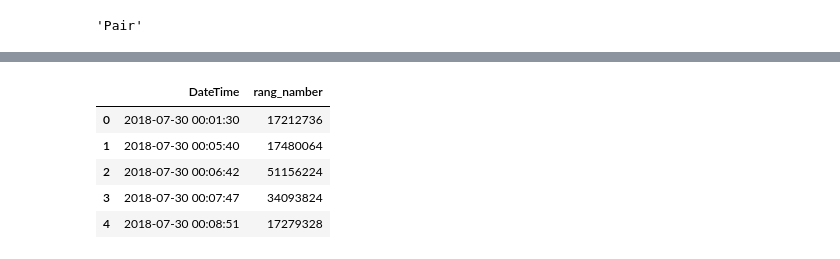
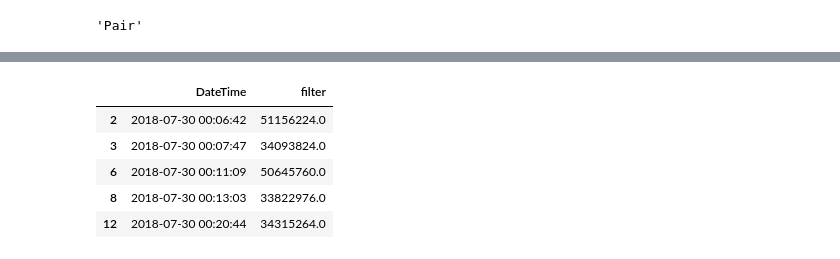
Before and after one commit to meraline/Analyz_Pokera, a Jupyter notebook: analiz_poker_v4.ipynb, the cells around one changed output, grey strips where cells are left out. Saved outputs shown, nothing was run; the diff lists cells and outputs as text; code cells hidden in the pictures.

```diff
--- a/analiz_poker_v4.ipynb
+++ b/analiz_poker_v4.ipynb
@@ -181,4 +181,9 @@ handtype_(17209424)
 df['rang_namber'] = df['hand_rang'].str.split().apply(evaluate_)
 df['handtypes'] = df['rang_namber'].apply(handtype_)
 df[['rang_namber', 'handtypes']]
+# df['filter'] = df.loc[df.handtypes.str.contains('Two Pair', 'Trips', 'Straight', 'Full House', 'Quads', 'Straight Flush'), 'rang_namber']
+# отфильтруем комбинации "старшая карта" и "пара"
+df['filter'] = df['rang_namber'][df['rang_namber'] > 18000000]
+df = df.dropna()
+df['filter']
 # %% [output]
@@ -198,13 +202,13 @@ df[['rang_namber', 'handtypes']]
 # %%
-data = df[['DateTime', 'rang_namber']]
+data = df[['DateTime', 'filter']]
 data.head()
 # %% [output]
-|  | DateTime | rang_namber |
-| 0 | 2018-07-30 00:01:30 | 17212736 |
-| 1 | 2018-07-30 00:05:40 | 17480064 |
-| 2 | 2018-07-30 00:06:42 | 51156224 |
-| 3 | 2018-07-30 00:07:47 | 34093824 |
-| 4 | 2018-07-30 00:08:51 | 17279328 |
+|  | DateTime | filter |
+| 2 | 2018-07-30 00:06:42 | 51156224.0 |
+| 3 | 2018-07-30 00:07:47 | 34093824.0 |
+| 6 | 2018-07-30 00:11:09 | 50645760.0 |
+| 8 | 2018-07-30 00:13:03 | 33822976.0 |
+| 12 | 2018-07-30 00:20:44 | 34315264.0 |
 # %%
 data.isnull().sum()
 # %% [output]
```
Also changed, not shown: parts of 9 cells of this notebook, 1 other file.
